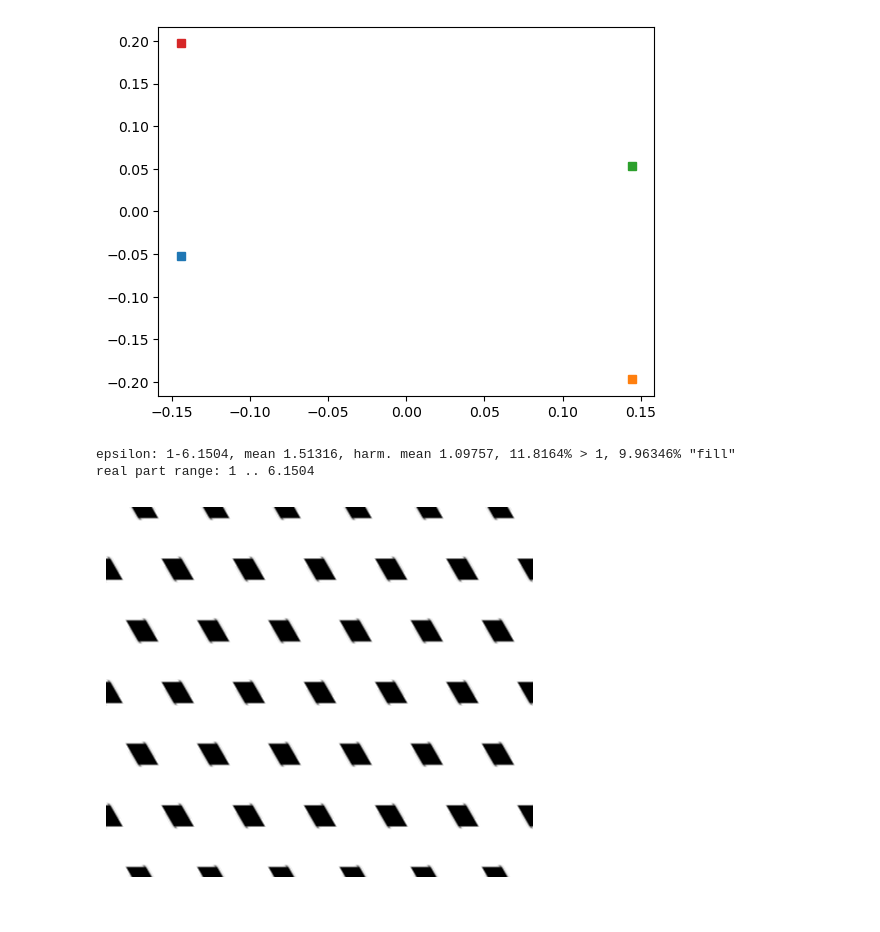
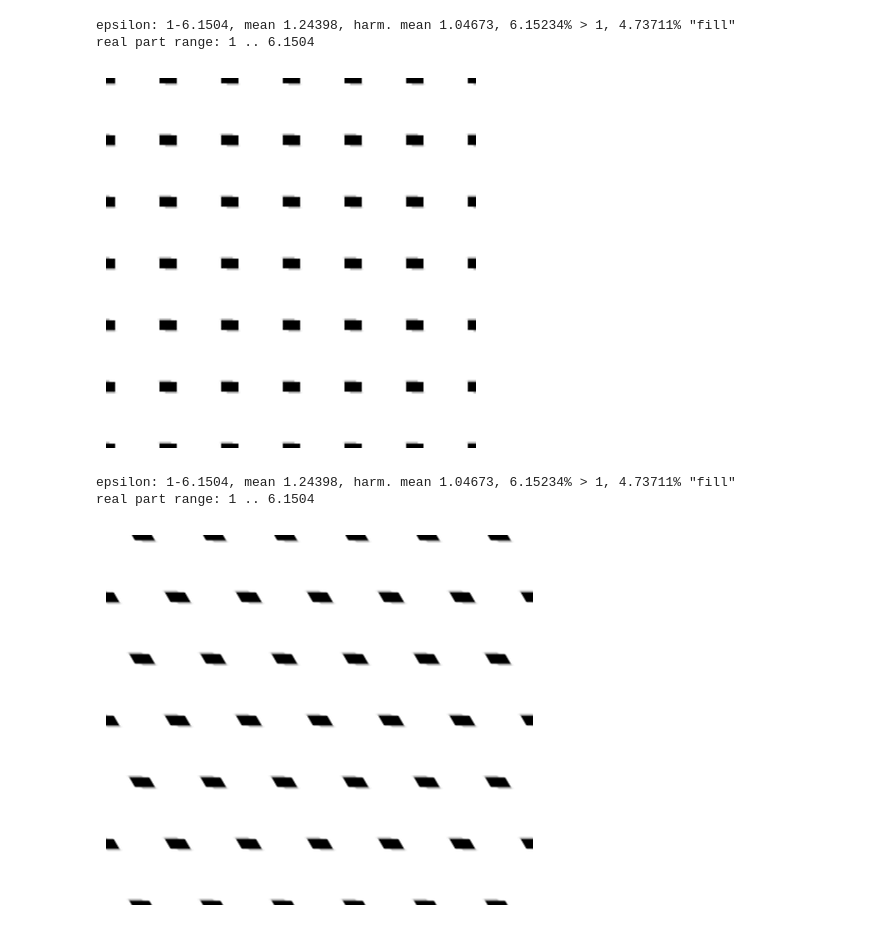
Before and after one commit to knifelees3/MEEPStudy, a Jupyter notebook: Untitled.ipynb, the cells around one changed output. Cells and saved outputs as stored; diff of their text form; code cells hidden in the pictures.

```diff
--- a/Untitled.ipynb
+++ b/Untitled.ipynb
@@ -84,27 +104,25 @@ total elapsed time for run: 1.217128038406372
 done
-# %%
-fig=plt.figure()
-plt.plot(vertices1[0][0],vertices1[0][1],'s')
-plt.plot(vertices1[1][0],vertices1[1][1],'s')
-plt.plot(vertices1[2][0],vertices1[2][1],'s')
-plt.plot(vertices1[3][0],vertices1[3][1],'s')
-plt.plot(vertices1[0][0],vertices1[0][1],'o')S
-plt.plot(vertices1[1][0],vertices1[1][1],'o')
-plt.plot(vertices1[2][0],vertices1[2][1],'o')
-plt.plot(vertices1[3][0],vertices1[3][1],'o')
-plt.show()
-# %% [output]
-[figure, removed]
 # %%
 import matplotlib.pyplot as plt
+md = mpb.MPBData(rectify=False, periods=6, resolution=64)
+eps = ms.get_epsilon()
+converted_eps = md.convert(eps)
+
+plt.imshow(converted_eps.T, interpolation='spline36', cmap='binary')
+plt.axis('off')
+plt.show()
+
 md = mpb.MPBData(rectify=True, periods=6, resolution=64)
 eps = ms.get_epsilon()
 converted_eps = md.convert(eps)
 
 plt.imshow(converted_eps.T, interpolation='spline36', cmap='binary')
 plt.axis('off')
 plt.show()
 # %% [output]
-epsilon: 1-6.1504, mean 1.51316, harm. mean 1.09757, 11.8164% > 1, 9.96346% "fill"
+epsilon: 1-6.1504, mean 1.24398, harm. mean 1.04673, 6.15234% > 1, 4.73711% "fill"
 real part range: 1 .. 6.1504
-[figure, old version]
+[figure, new version]
+epsilon: 1-6.1504, mean 1.24398, harm. mean 1.04673, 6.15234% > 1, 4.73711% "fill"
+real part range: 1 .. 6.1504
+[figure, added]
```
Also changed, not shown: parts of 1 cell of this notebook.
